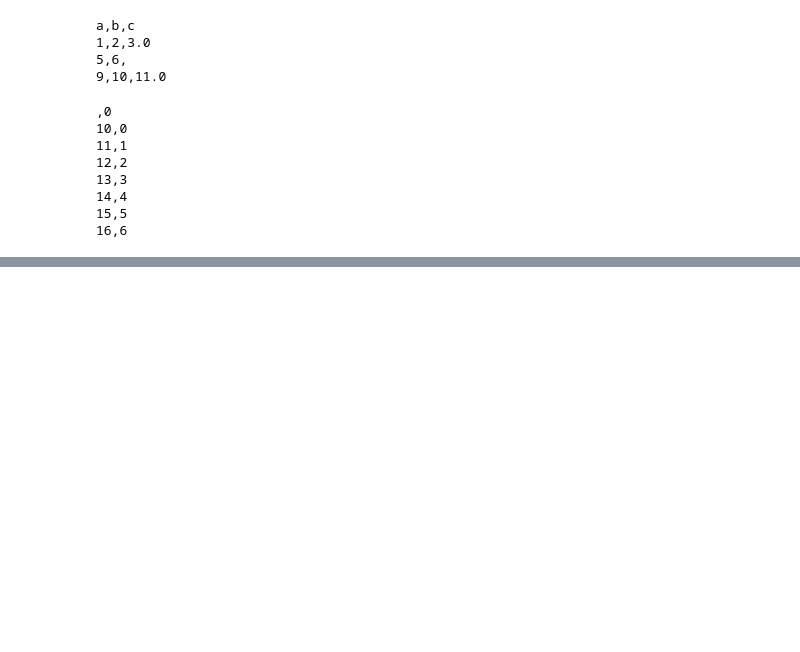
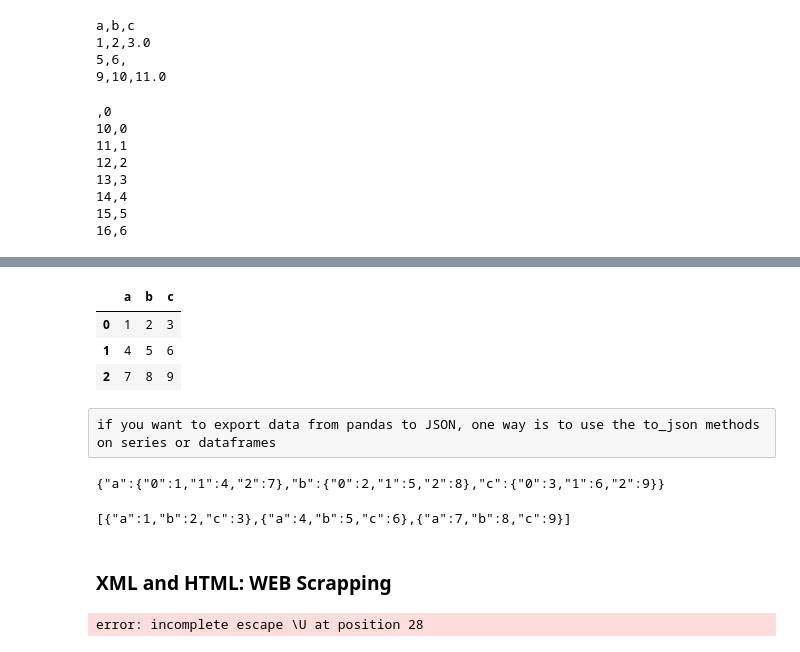
Before and after one commit to shrey0812/Data-Analysis-By-Wes-Mckinney, a Jupyter notebook: Chapter 6/Chapter-6-part-1.ipynb, the cells around one changed output, grey strips where cells are left out. Saved outputs shown, nothing was run; the diff lists cells and outputs as text; code cells hidden in the pictures; blank space fills up the shorter version.

```diff
--- a/Chapter 6/Chapter-6-part-1.ipynb
+++ b/Chapter 6/Chapter-6-part-1.ipynb
@@ -311,0 +408,25 @@ series.to_csv('../data/series.csv')
+# %%
+data = pd.read_json('../data/example.json')
+# %%
+data
+# %% [output]
+|  | a | b | c |
+| 0 | 1 | 2 | 3 |
+| 1 | 4 | 5 | 6 |
+| 2 | 7 | 8 | 9 |
+# %% [raw]
+if you want to export data from pandas to JSON, one way is to use the to_json methods on series or dataframes
+# %%
+print(data.to_json())
+# %% [output]
+{"a":{"0":1,"1":4,"2":7},"b":{"0":2,"1":5,"2":8},"c":{"0":3,"1":6,"2":9}}
+# %%
+print(data.to_json(orient='records'))
+# %% [output]
+[{"a":1,"b":2,"c":3},{"a":4,"b":5,"c":6},{"a":7,"b":8,"c":9}]
+# %% [markdown]
+### XML and HTML: WEB Scrapping
+# %%
+conda install lxml
+# %% [output]
+error: incomplete escape \U at position 28
```
Also changed, not shown: parts of 22 cells of this notebook, 2 other files.
